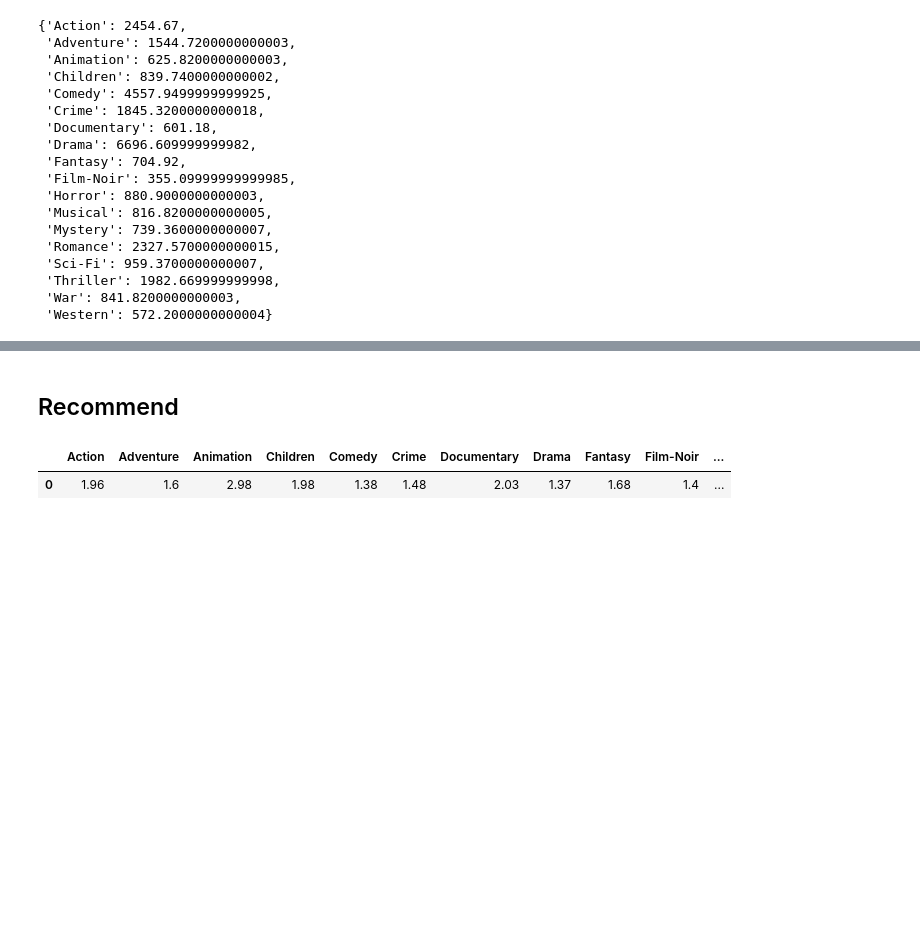
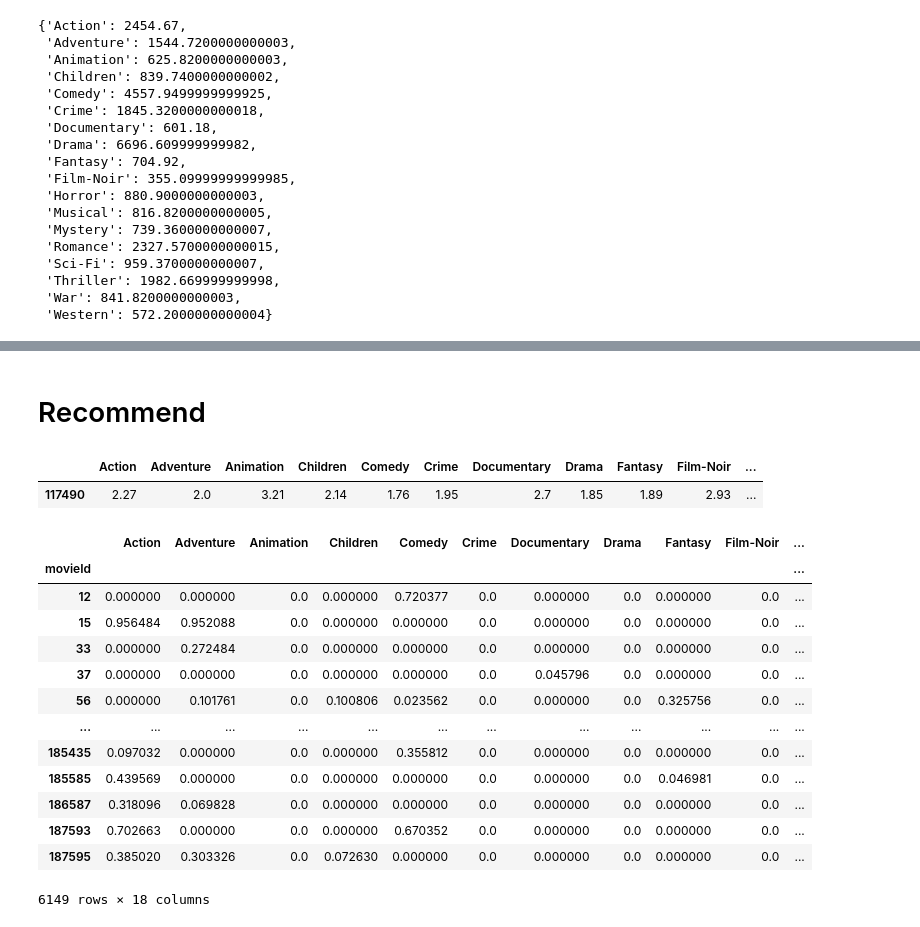
Before and after one commit to Rndns/moive-recommend-sys, a Jupyter notebook: movie-reco-sys.ipynb, the cells around one changed output, grey strips where cells are left out. Drawn from its saved outputs; the diff is of its cells as text; code cells hidden in the pictures; blank space fills up the shorter version.

```diff
--- a/movie-reco-sys.ipynb
+++ b/movie-reco-sys.ipynb
@@ -77,0 +119,8 @@ Name: tagId, Length: 1128, dtype: int64
+# %%
+tag_relevance_df.head()
+
+tag_genre_dict = {'Action': 19, 'Adventure': 29, 'Animation': 64, 'Children': 204, 'Comedy': 230, 'Crime': 268, 'Documentary': 315, 'Drama': 323, 'Fantasy': 377, 'Film-Noir': 393, 'Horror': 522, 'Musical': 686, 'Mystery': 689, 'Romance': 863, 'Sci-Fi': 887, 'Thriller': 1025, 'War': 1096, 'Western': 1107}
+
+tag_rel_small_df = tag_relevance_df[tag_relevance_df['tagId'].isin((pd.DataFrame([tag_genre_dict]).values))]
+
+tag_rel_small_df
@@ -111,4 +176,6 @@ user_movie_df.shape
 # %%
-user_movie_noshow_df = movies_genre_df.loc[list(set(movies_genre_df.index) - set(user_grade_df.movieId))]
+# movie filter by ~user
+user_movie_noshow_df = movies_genre_df.loc[list(set(movies_genre_df.index) - set(user_grade_df.movieId))].sort_index()
+user_movie_noshow_df = user_movie_noshow_df[user_movie_noshow_df.index.isin(tag_relevance_df.movieId.values)]
 user_movie_noshow_df.shape
 # %% [output]
@@ -121,6 +188,6 @@ user_grade_df.shape
 (6998, 2)
 # %%
 # movie relevance fileter by user
-user_relevance_df = tag_relevance_df[tag_relevance_df['movieId'].isin(user_grade_df.movieId.values)]
+user_relevance_df = tag_rel_small_df[tag_rel_small_df['movieId'].isin(user_grade_df.movieId.values)]
 user_relevance_df.shape
 # %% [output]
@@ -159,7 +226,7 @@ user_genre_sum_dict
 # %%
 # calcurate avg of the genre relationship values for each movie by genre
 user_genre_avg_dict = {}
-for genre_key, cnt in zip(user_genre_sum_dict, user_movie_df.sum()[1:]):
+for genre_key, cnt in zip(user_genre_sum_dict, user_movie_df.sum()):
     user_genre_avg_dict[genre_key] = round(user_genre_sum_dict[genre_key]/cnt, 2)
 user_genre_avg_dict
 # %% [output]
@@ -184,9 +251,31 @@ user_genre_avg_dict
 # %% [markdown]
-## Recommend
+# Recommend
-# %%
-# add column that
-test01 = pd.DataFrame([user_genre_avg_dict])
-test01
-# %% [output]
-|  | Action | Adventure | Animation | Children | Comedy | Crime | Documentary | Drama | Fantasy | Film-Noir | ... |
-| 0 | 1.96 | 1.6 | 2.98 | 1.98 | 1.38 | 1.48 | 2.03 | 1.37 | 1.68 | 1.4 | ... |
+# %%
+# dict to df
+users_genre_rel_df = pd.DataFrame([user_genre_avg_dict], index=[user])
+users_genre_rel_df
+# %% [output]
+|  | Action | Adventure | Animation | Children | Comedy | Crime | Documentary | Drama | Fantasy | Film-Noir | ... |
+| 117490 | 2.27 | 2.0 | 3.21 | 2.14 | 1.76 | 1.95 | 2.7 | 1.85 | 1.89 | 2.93 | ... |
+# %%
+for movieId in user_movie_noshow_df.index:
+    for genre_key in tag_genre_dict:
+        if user_movie_noshow_df.loc[movieId, genre_key] == 0:
+            continue
+        user_movie_noshow_df.loc[movieId, genre_key] = user_movie_noshow_df.loc[movieId, genre_key] * tag_rel_small_df[(tag_rel_small_df['movieId'] == movieId) & (tag_rel_small_df['tagId'] == tag_genre_dict[genre_key])].relevance.values[0]
+user_movie_noshow_df
+# %% [output]
+|  | Action | Adventure | Animation | Children | Comedy | Crime | Documentary | Drama | Fantasy | Film-Noir | ... |
+| movieId |  |  |  |  |  |  |  |  |  |  | ... |
+| 12 | 0.000000 | 0.000000 | 0.0 | 0.000000 | 0.720377 | 0.0 | 0.000000 | 0.0 | 0.000000 | 0.0 | ... |
+| 15 | 0.956484 | 0.952088 | 0.0 | 0.000000 | 0.000000 | 0.0 | 0.000000 | 0.0 | 0.000000 | 0.0 | ... |
+| 33 | 0.000000 | 0.272484 | 0.0 | 0.000000 | 0.000000 | 0.0 | 0.000000 | 0.0 | 0.000000 | 0.0 | ... |
+| 37 | 0.000000 | 0.000000 | 0.0 | 0.000000 | 0.000000 | 0.0 | 0.045796 | 0.0 | 0.000000 | 0.0 | ... |
+| 56 | 0.000000 | 0.101761 | 0.0 | 0.100806 | 0.023562 | 0.0 | 0.000000 | 0.0 | 0.325756 | 0.0 | ... |
+| ... | ... | ... | ... | ... | ... | ... | ... | ... | ... | ... | ... |
+| 185435 | 0.097032 | 0.000000 | 0.0 | 0.000000 | 0.355812 | 0.0 | 0.000000 | 0.0 | 0.000000 | 0.0 | ... |
+| 185585 | 0.439569 | 0.000000 | 0.0 | 0.000000 | 0.000000 | 0.0 | 0.000000 | 0.0 | 0.046981 | 0.0 | ... |
+| 186587 | 0.318096 | 0.069828 | 0.0 | 0.000000 | 0.000000 | 0.0 | 0.000000 | 0.0 | 0.000000 | 0.0 | ... |
+| 187593 | 0.702663 | 0.000000 | 0.0 | 0.000000 | 0.670352 | 0.0 | 0.000000 | 0.0 | 0.000000 | 0.0 | ... |
+| 187595 | 0.385020 | 0.303326 | 0.0 | 0.072630 | 0.000000 | 0.0 | 0.000000 | 0.0 | 0.000000 | 0.0 | ... |
+6149 rows × 18 columns
```
Also changed, not shown: parts of 31 cells of this notebook.
